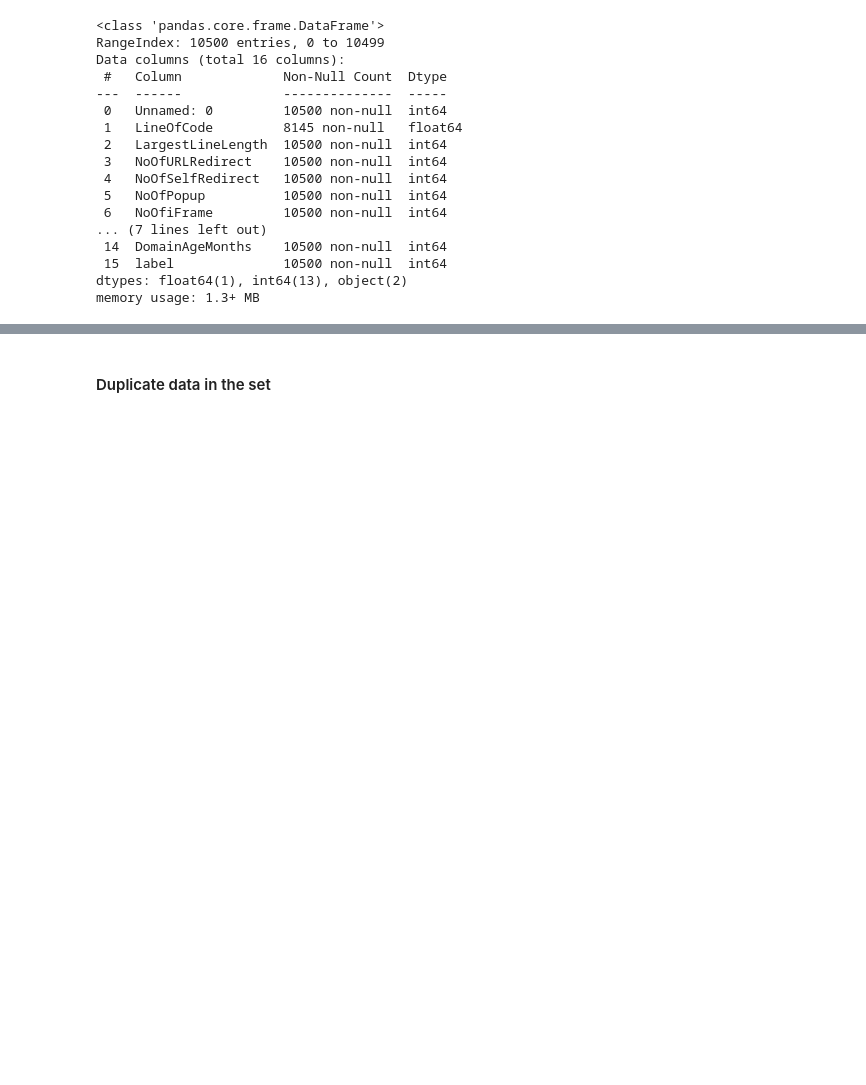
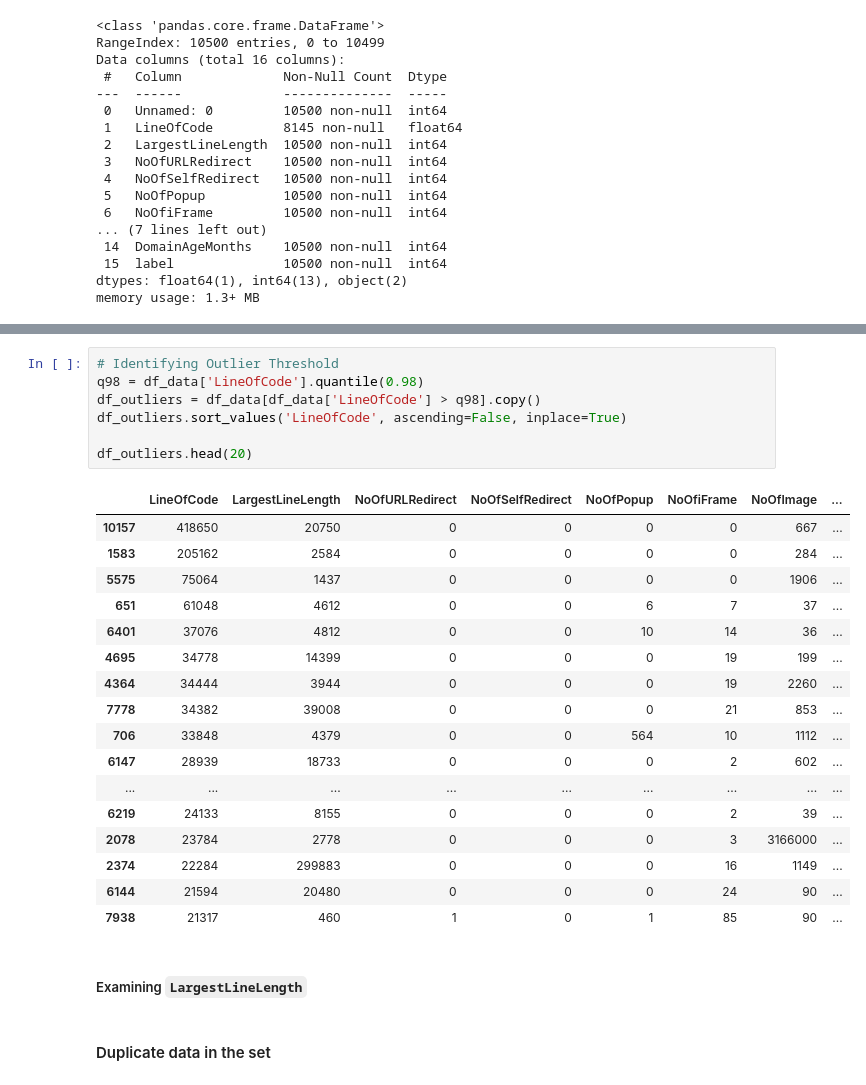
Before and after one commit to CatoYang/AIAP-Assessments, a Jupyter notebook: AIAP22 EDA.ipynb, the cells around one changed output, grey strips where cells are left out. Cells and saved outputs as stored; diff of their text form; blank space fills up the shorter version.

```diff
--- a/AIAP22 EDA.ipynb
+++ b/AIAP22 EDA.ipynb
@@ -143,3 +177,30 @@ memory usage: 1.3+ MB
+# %%
+# Identifying Outlier Threshold
+q98 = df_data['LineOfCode'].quantile(0.98)
+df_outliers = df_data[df_data['LineOfCode'] > q98].copy()
+df_outliers.sort_values('LineOfCode', ascending=False, inplace=True)
+
+df_outliers.head(20)
+# %% [output]
+|  | LineOfCode | LargestLineLength | NoOfURLRedirect | NoOfSelfRedirect | NoOfPopup | NoOfiFrame | NoOfImage | ... |
+| 10157 | 418650 | 20750 | 0 | 0 | 0 | 0 | 667 | ... |
+| 1583 | 205162 | 2584 | 0 | 0 | 0 | 0 | 284 | ... |
+| 5575 | 75064 | 1437 | 0 | 0 | 0 | 0 | 1906 | ... |
+| 651 | 61048 | 4612 | 0 | 0 | 6 | 7 | 37 | ... |
+| 6401 | 37076 | 4812 | 0 | 0 | 10 | 14 | 36 | ... |
+| 4695 | 34778 | 14399 | 0 | 0 | 0 | 19 | 199 | ... |
+| 4364 | 34444 | 3944 | 0 | 0 | 0 | 19 | 2260 | ... |
+| 7778 | 34382 | 39008 | 0 | 0 | 0 | 21 | 853 | ... |
+| 706 | 33848 | 4379 | 0 | 0 | 564 | 10 | 1112 | ... |
+| 6147 | 28939 | 18733 | 0 | 0 | 0 | 2 | 602 | ... |
+| ... | ... | ... | ... | ... | ... | ... | ... | ... |
+| 6219 | 24133 | 8155 | 0 | 0 | 0 | 2 | 39 | ... |
+| 2078 | 23784 | 2778 | 0 | 0 | 0 | 3 | 3166000 | ... |
+| 2374 | 22284 | 299883 | 0 | 0 | 0 | 16 | 1149 | ... |
+| 6144 | 21594 | 20480 | 0 | 0 | 0 | 24 | 90 | ... |
+| 7938 | 21317 | 460 | 1 | 0 | 1 | 85 | 90 | ... |
+# %% [markdown]
+##### Examining `LargestLineLength`
 # %% [markdown]
 #### Duplicate data in the set
 # %%
```
Also changed, not shown: parts of 51 cells of this notebook, 2 other files.
